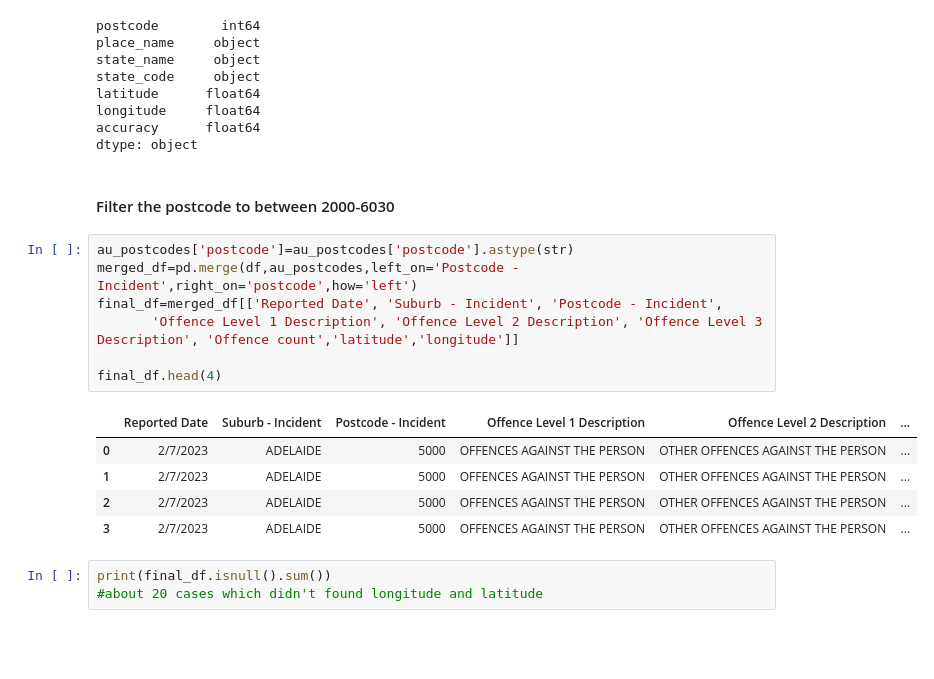
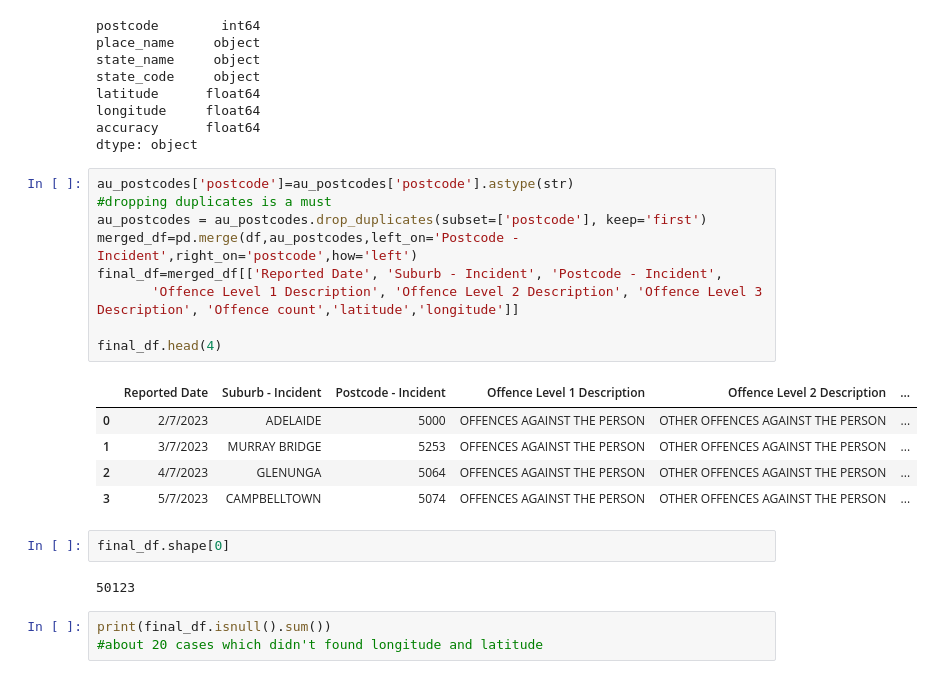
Before and after one commit to jimy-salem-52/Data-Viz, a Jupyter notebook: datavisualization.ipynb, the cells around one changed output. Cells and saved outputs as stored; diff of their text form; blank space fills up the shorter version.

```diff
--- a/datavisualization.ipynb
+++ b/datavisualization.ipynb
@@ -314,21 +314,25 @@ latitude      float64
 longitude     float64
 accuracy      float64
 dtype: object
-# %% [markdown]
-#### Filter  the postcode to between 2000-6030
 # %%
 au_postcodes['postcode']=au_postcodes['postcode'].astype(str)
+#dropping duplicates is a must
+au_postcodes = au_postcodes.drop_duplicates(subset=['postcode'], keep='first')
 merged_df=pd.merge(df,au_postcodes,left_on='Postcode - Incident',right_on='postcode',how='left')
 final_df=merged_df[['Reported Date', 'Suburb - Incident', 'Postcode - Incident',
        'Offence Level 1 Description', 'Offence Level 2 Description', 'Offence Level 3 Description', 'Offence count','latitude','longitude']]
 
 final_df.head(4)
 # %% [output]
 |  | Reported Date | Suburb - Incident | Postcode - Incident | Offence Level 1 Description | Offence Level 2 Description | ... |
 | 0 | 2/7/2023 | ADELAIDE | 5000 | OFFENCES AGAINST THE PERSON | OTHER OFFENCES AGAINST THE PERSON | ... |
-| 1 | 2/7/2023 | ADELAIDE | 5000 | OFFENCES AGAINST THE PERSON | OTHER OFFENCES AGAINST THE PERSON | ... |
-| 2 | 2/7/2023 | ADELAIDE | 5000 | OFFENCES AGAINST THE PERSON | OTHER OFFENCES AGAINST THE PERSON | ... |
-| 3 | 2/7/2023 | ADELAIDE | 5000 | OFFENCES AGAINST THE PERSON | OTHER OFFENCES AGAINST THE PERSON | ... |
+| 1 | 3/7/2023 | MURRAY BRIDGE | 5253 | OFFENCES AGAINST THE PERSON | OTHER OFFENCES AGAINST THE PERSON | ... |
+| 2 | 4/7/2023 | GLENUNGA | 5064 | OFFENCES AGAINST THE PERSON | OTHER OFFENCES AGAINST THE PERSON | ... |
+| 3 | 5/7/2023 | CAMPBELLTOWN | 5074 | OFFENCES AGAINST THE PERSON | OTHER OFFENCES AGAINST THE PERSON | ... |
+# %%
+final_df.shape[0]
+# %% [output]
+50123
 # %%
 print(final_df.isnull().sum())
 #about 20 cases which didn't found longitude and latitude
```
Also changed, not shown: parts of 10 cells of this notebook.
